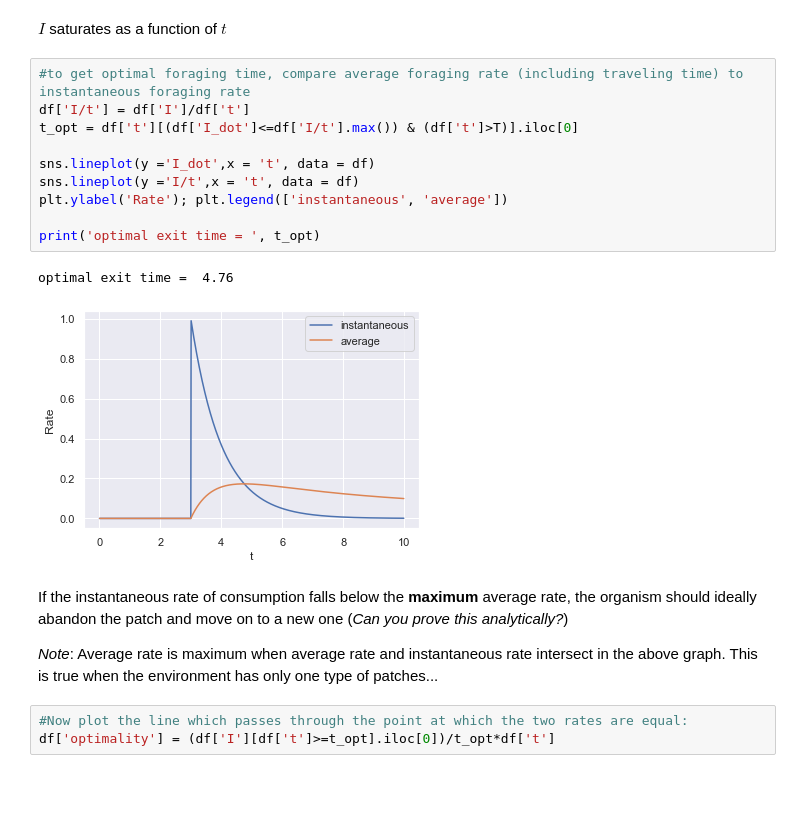
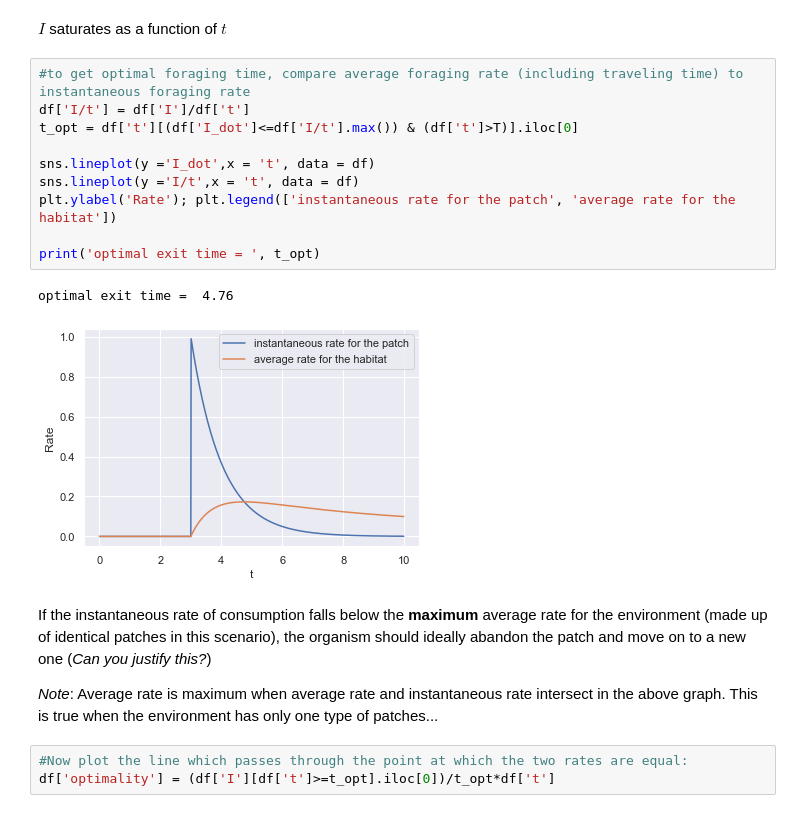
Before and after one commit to shivChitinous/optimal-forager, a Jupyter notebook: Optimal Foraging Theory.ipynb, the cells around one changed output. Cells and saved outputs as stored; diff of their text form; blank space fills up the shorter version.

```diff
--- a/Optimal Foraging Theory.ipynb
+++ b/Optimal Foraging Theory.ipynb
@@ -76,18 +76,18 @@ $I$ saturates as a function of $t$
 # %%
 #to get optimal foraging time, compare average foraging rate (including traveling time) to instantaneous foraging rate
 df['I/t'] = df['I']/df['t']
 t_opt = df['t'][(df['I_dot']<=df['I/t'].max()) & (df['t']>T)].iloc[0]
 
 sns.lineplot(y ='I_dot',x = 't', data = df)
 sns.lineplot(y ='I/t',x = 't', data = df)
-plt.ylabel('Rate'); plt.legend(['instantaneous', 'average'])
+plt.ylabel('Rate'); plt.legend(['instantaneous rate for the patch', 'average rate for the habitat'])
 
 print('optimal exit time = ', t_opt)
 # %% [output]
 optimal exit time =  4.76
-[figure, old version]
+[figure, new version]
 # %% [markdown]
-If the instantaneous rate of consumption falls below the __maximum__ average rate, the organism should ideally abandon the patch and move on to a new one (_Can you prove this analytically?_)
+If the instantaneous rate of consumption falls below the __maximum__ average rate for the environment (made up of identical patches in this scenario), the organism should ideally abandon the patch and move on to a new one (_Can you justify this?_)
 
 _Note_: Average rate is maximum when average rate and instantaneous rate intersect in the above graph. This is true when the environment has only one type of patches...
 # %%
```
Also changed, not shown: parts of 2 cells of this notebook.
